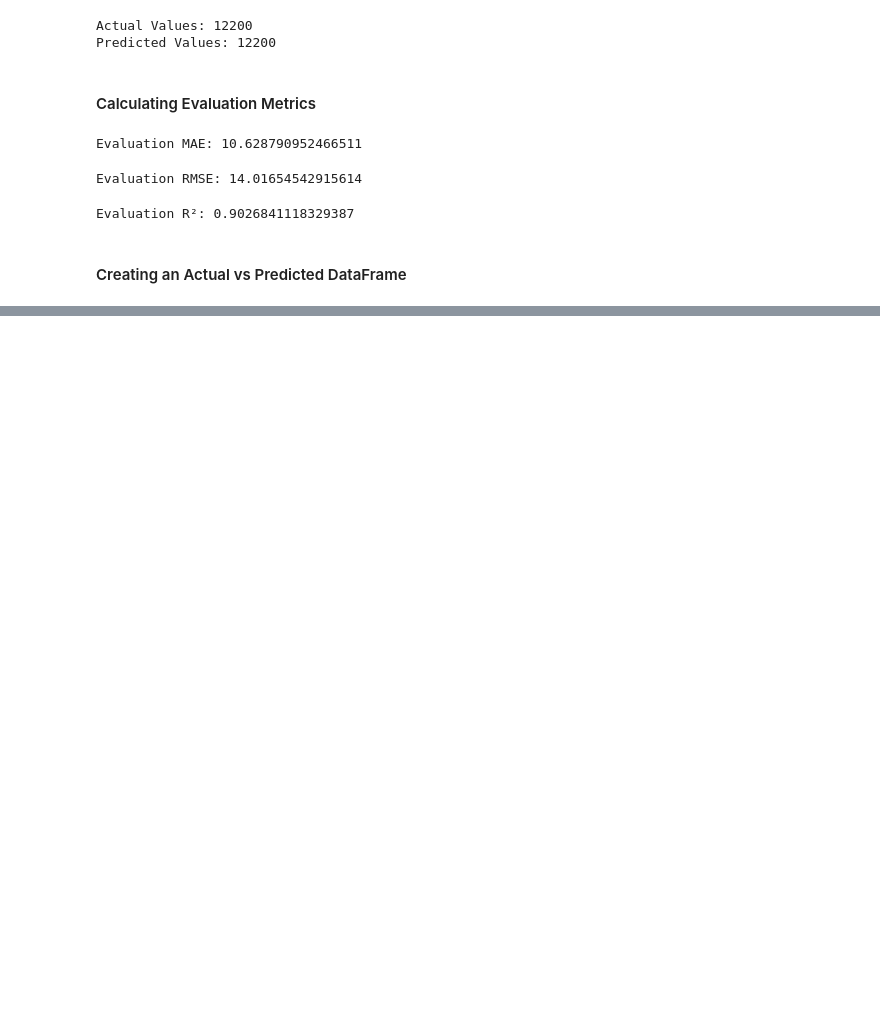
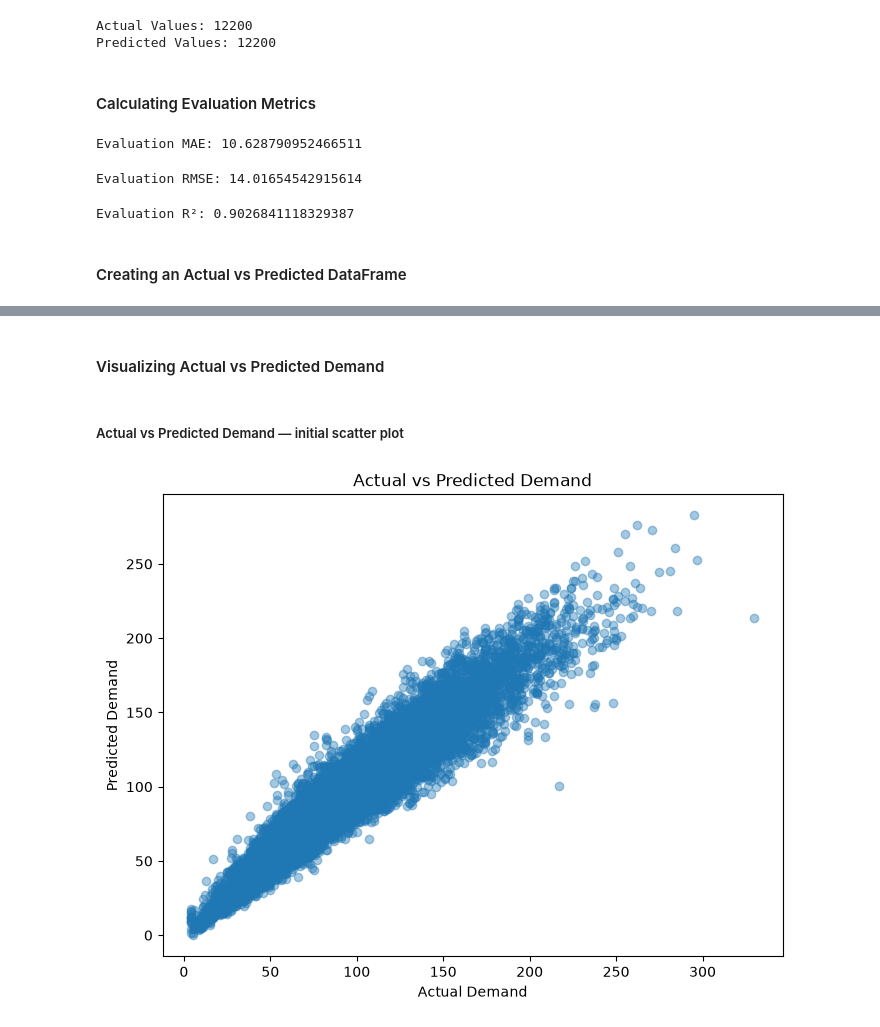
Before and after one commit to TejasMJ/retail-demand-intelligence, a Jupyter notebook: notebooks/06_model_evaluation.ipynb, the cells around one changed output, grey strips where cells are left out. Cells and saved outputs as stored; diff of their text form; code cells hidden in the pictures; blank space fills up the shorter version.

Commit message:
Model Evaluation Graphs added

```diff
--- a/notebooks/06_model_evaluation.ipynb
+++ b/notebooks/06_model_evaluation.ipynb
@@ -406,3 +406,12 @@ print("Evaluation R²:", evaluation_r2)
 Evaluation R²: 0.9026841118329387
 # %% [markdown]
 #### Creating an Actual vs Predicted DataFrame
+# %%
+# Creating a DataFrame comparing actual Demand values with model predictions.
+
+prediction_results = pd.DataFrame({
+    'Actual_Demand': y_test.values,
+    'Predicted_Demand': y_pred
+})
+
+prediction_results.head(10)
@@ -408,0 +432,9 @@ Evaluation R²: 0.9026841118329387
+# %%
+# Calculating the prediction error for each test observation.
+
+prediction_results['Residual'] = (
+    prediction_results['Actual_Demand']
+    - prediction_results['Predicted_Demand']
+)
+
+prediction_results.head(10)
@@ -408,0 +489,22 @@ Evaluation R²: 0.9026841118329387
+# %% [markdown]
+#### Visualizing Actual vs Predicted Demand
+# %% [markdown]
+##### Actual vs Predicted Demand — initial scatter plot
+# %%
+# Visualizing actual Demand values against the predictions generated by the final model.
+
+plt.figure(figsize=(8, 6))
+
+plt.scatter(
+    prediction_results['Actual_Demand'],
+    prediction_results['Predicted_Demand'],
+    alpha=0.4
+)
+
+plt.xlabel('Actual Demand')
+plt.ylabel('Predicted Demand')
+plt.title('Actual vs Predicted Demand')
+
+plt.show()
+# %% [output]
+[figure, added]
```
Also changed, not shown: parts of 12 cells of this notebook.
